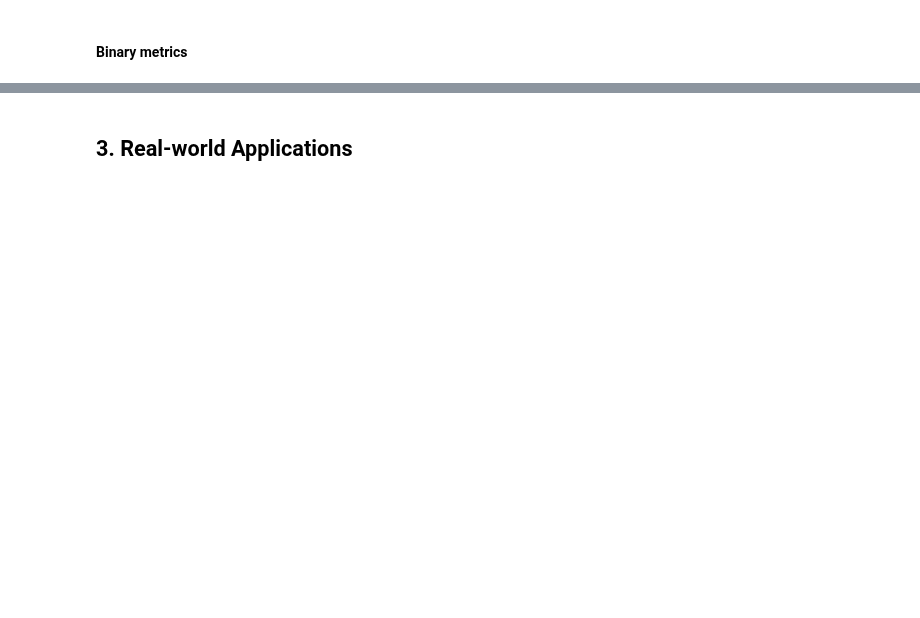
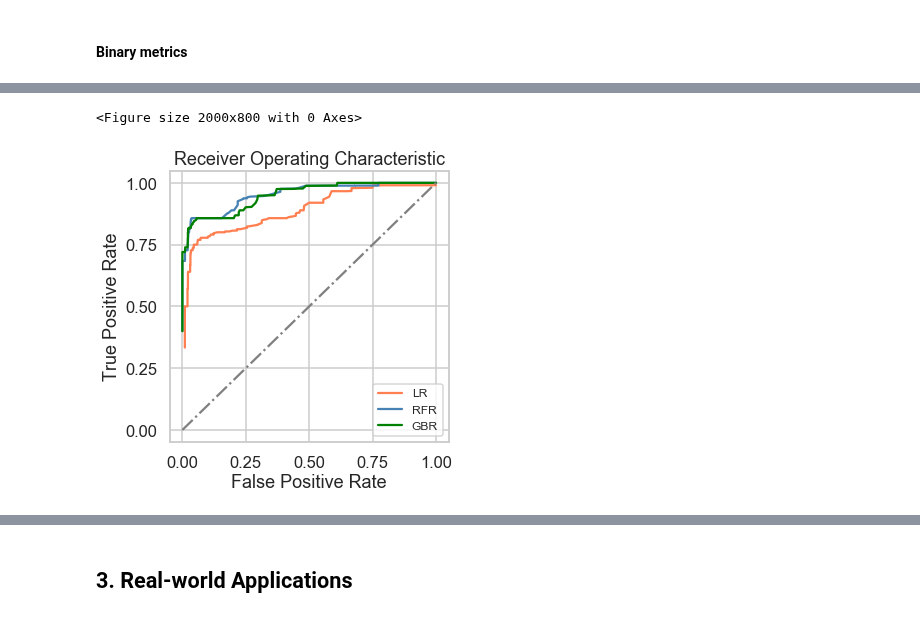
Before and after one commit to helioforecast/Papers, a Jupyter notebook: Reiss2021_MLrope/mfrpred_mreiss_btot.ipynb, the cells around one changed output, grey strips where cells are left out. Drawn from its saved outputs; the diff is of its cells as text; code cells hidden in the pictures; blank space fills up the shorter version.

```diff
--- a/Reiss2021_MLrope/mfrpred_mreiss_btot.ipynb
+++ b/Reiss2021_MLrope/mfrpred_mreiss_btot.ipynb
@@ -1058,0 +1121,52 @@ plt.show()"""
+# %%
+'''''
+# Compute ROC curve
+ax=plt.figure(figsize=(20,8),dpi=100)
+idx = 0
+
+tpr_arr1 = np.zeros(300)
+tpr_arr2 = np.zeros(300)
+tpr_arr3 = np.zeros(300)
+
+fpr_arr1 = np.zeros(300)
+fpr_arr2 = np.zeros(300)
+fpr_arr3 = np.zeros(300)
+
+for threshold in np.arange(0, 30, 0.1):
+    ct1 = contingencyTable(y_pred1,obs,threshold)
+    ct2 = contingencyTable(y_pred2,obs,threshold)
+    ct3 = contingencyTable(y_pred3,obs,threshold)
+
+    tpr_arr1[idx] = truePostiveRate(ct1)
+    tpr_arr2[idx] = truePostiveRate(ct2)
+    tpr_arr3[idx] = truePostiveRate(ct3)
+
+    fpr_arr1[idx] = falsePostiveRate(ct1)
+    fpr_arr2[idx] = falsePostiveRate(ct2)
+    fpr_arr3[idx] = falsePostiveRate(ct3)
+    idx = idx + 1
+
+vals1 = np.array([tpr_arr1, fpr_arr1])
+vals2 = np.array([tpr_arr2, fpr_arr2])
+vals3 = np.array([tpr_arr3, fpr_arr3])
+
+test1 = np.sort(vals1, axis=1)
+test2 = np.sort(vals2, axis=1)
+test3 = np.sort(vals3, axis=1)
+
+fig, ax1 = plt.subplots(1, figsize=(5,5))
+plt.title('Receiver Operating Characteristic')
+ax1.plot(test1[1,:], test1[0,:], color='coral', label='LR')
+ax1.plot(test2[1,:], test2[0,:], color='steelblue', label='RFR')
+ax1.plot(test3[1,:], test3[0,:], color='green', label='GBR')
+ax1.legend(loc=4,fontsize=12)
+ax1.plot([0, 1], ls="-.", color='gray')
+ax1.yaxis.set_major_locator(MultipleLocator(0.25))
+ax1.xaxis.set_major_locator(MultipleLocator(0.25))
+
+plt.ylabel('True Positive Rate')
+plt.xlabel('False Positive Rate')
+plt.show()
+# %% [output]
+<Figure size 2000x800 with 0 Axes>
+[figure, added]
```
Also changed, not shown: parts of 20 cells of this notebook, 3 other files.
